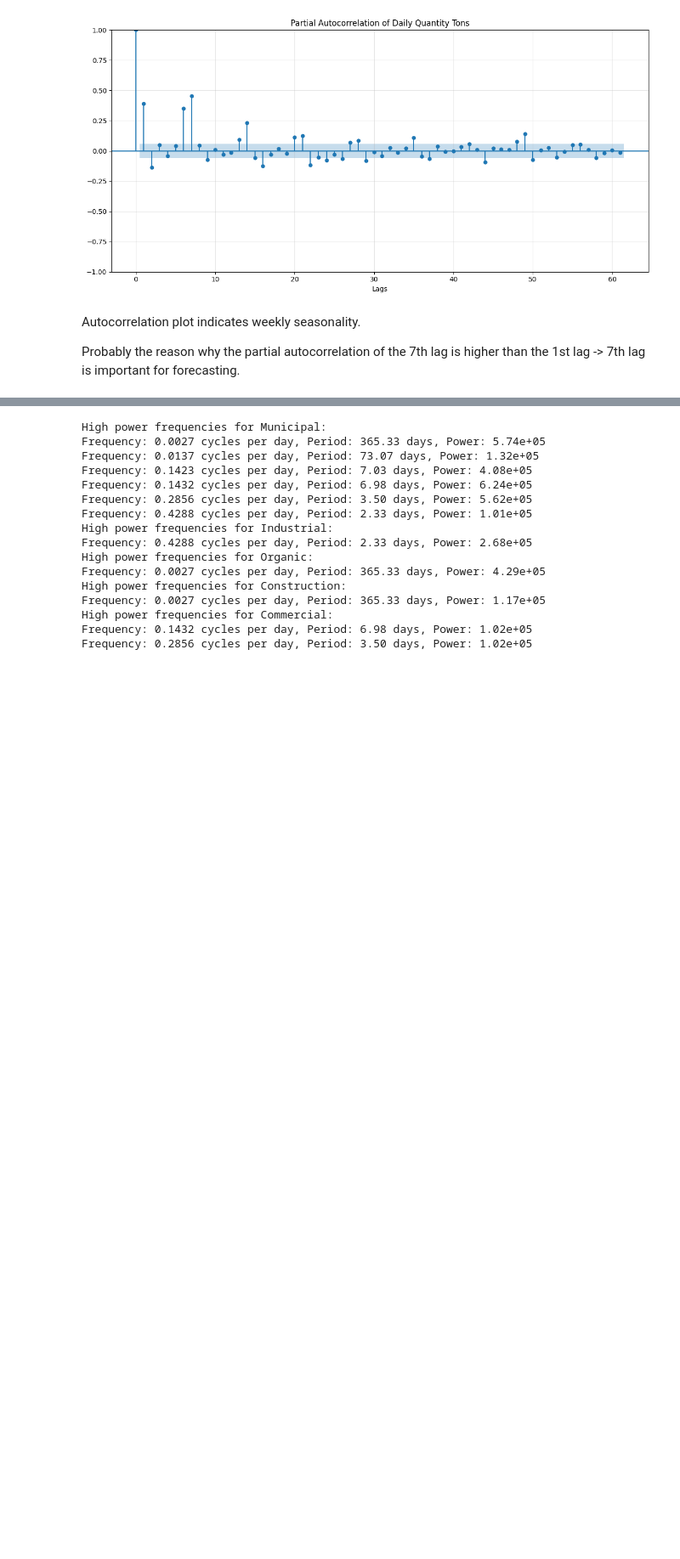
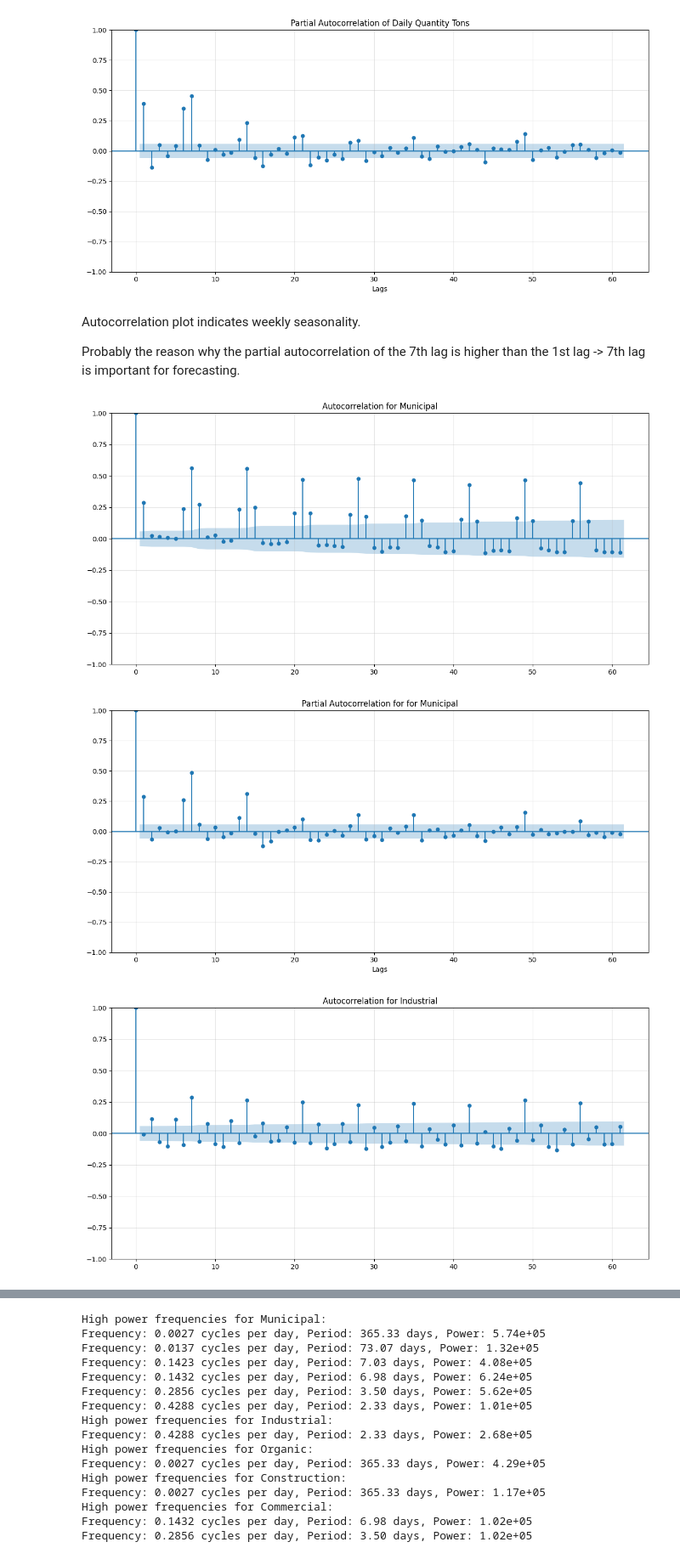
Before and after one commit to 1106maxi/AI-supported-Forecasting-Models-for-Waste-Management, a Jupyter notebook: data examination notebooks/quantity.ipynb, the cells around one changed output, grey strips where cells are left out. Shown at 85% size. Saved outputs shown, nothing was run; the diff lists cells and outputs as text; code cells hidden in the pictures; blank space fills up the shorter version.

Commit message:
ACF & PACF for waste types

```diff
--- a/data examination notebooks/quantity.ipynb
+++ b/data examination notebooks/quantity.ipynb
@@ -172,3 +171,26 @@ lags = [6,7,13,14,20,21]
 
 for waste in unique_waste:
     waste_dfs[waste] = fetcher.agg_quantity(waste_type=waste, by_waste_type= True)
+# %%
+max_lag = 61
+
+for waste in unique_waste:
+
+    fig, ax = plt.subplots(figsize=(12, 6))
+    plot_acf(waste_dfs[waste]["quantity_tons"], ax=ax, lags=max_lag)
+    plt.title(f'Autocorrelation for {waste}')
+    plt.grid(True, alpha=0.3)
+    plt.tight_layout()
+    plt.show()
+
+    fig, ax = plt.subplots(figsize=(12, 6))
+    plot_pacf(waste_dfs[waste]["quantity_tons"], ax=ax, lags=max_lag)
+    plt.title(f'Partial Autocorrelation for for {waste}')
+    plt.xlabel("Lags")
+    plt.grid(True, alpha=0.3)
+    plt.tight_layout()
+    plt.show()
+# %% [output]
+[figure, added]
+[figure, added]
+[figure, added]
```
Also changed, not shown: parts of 2 cells of this notebook.
